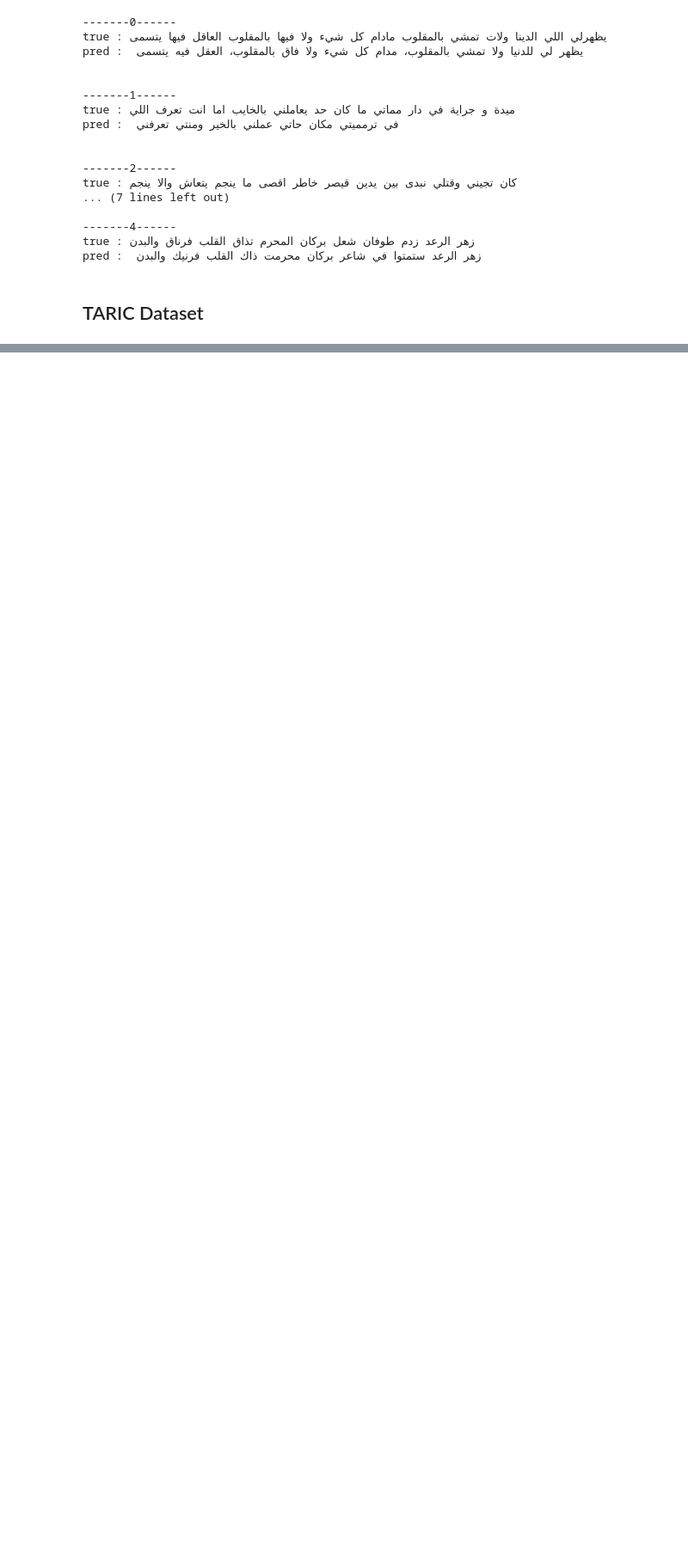
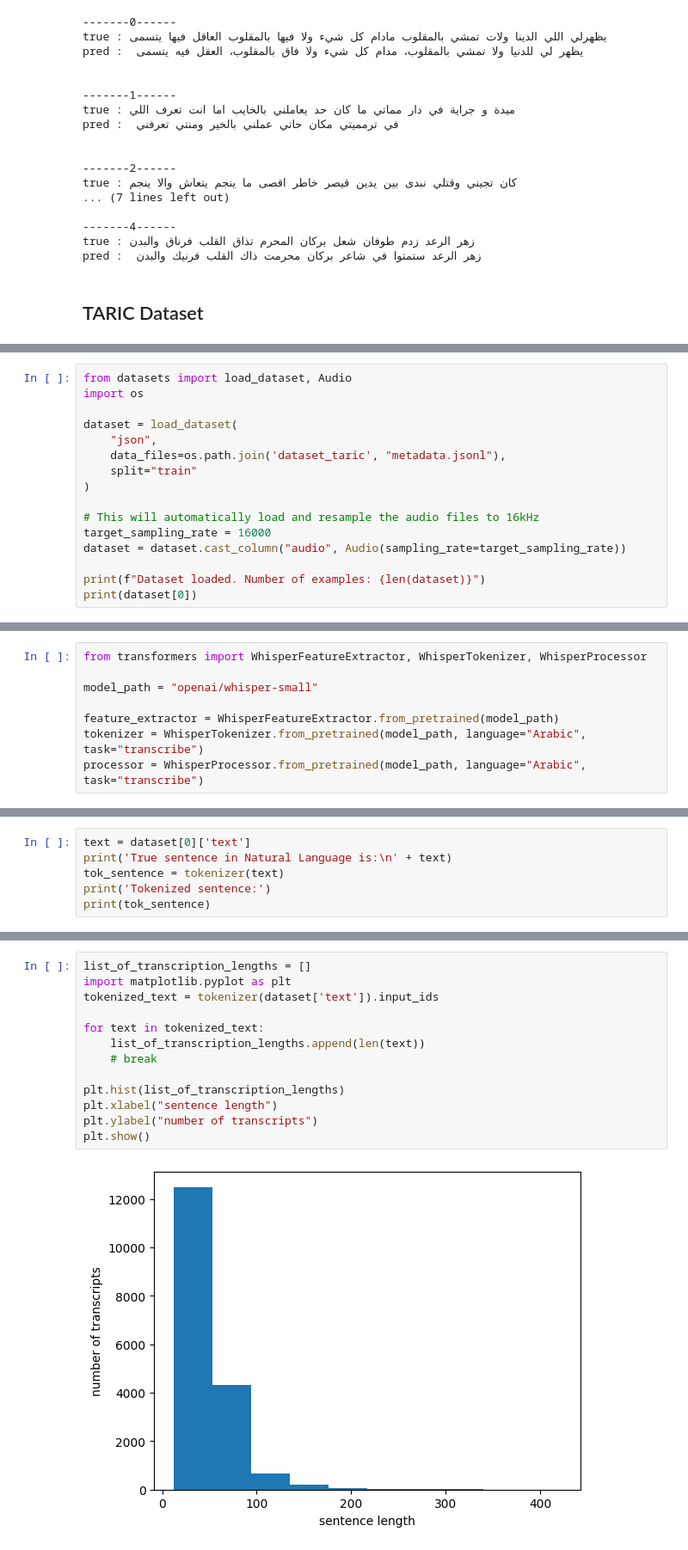
Before and after one commit to cyrineanene/ASR-on-Tunisian-Dialect, a Jupyter notebook: audio_preprocess.ipynb, the cells around one changed output, grey strips where cells are left out. Shown: that part at 86% size. Saved outputs shown, nothing was run; the diff lists cells and outputs as text; blank space fills up the shorter version.

Commit message:
started preprocessing on taric dataset

```diff
--- a/audio_preprocess.ipynb
+++ b/audio_preprocess.ipynb
@@ -275,0 +324,16 @@ df_taric = pd.read_csv('TARIC_dataset/Train_TARIC_SLU.csv')
+# %%
+from datasets import load_dataset, Audio
+import os
+
+dataset = load_dataset(
+    "json",
+    data_files=os.path.join('dataset_taric', "metadata.jsonl"),
+    split="train"
+)
+
+# This will automatically load and resample the audio files to 16kHz
+target_sampling_rate = 16000
+dataset = dataset.cast_column("audio", Audio(sampling_rate=target_sampling_rate))
+
+print(f"Dataset loaded. Number of examples: {len(dataset)}")
+print(dataset[0])
@@ -275,0 +344,8 @@ df_taric = pd.read_csv('TARIC_dataset/Train_TARIC_SLU.csv')
+# %%
+from transformers import WhisperFeatureExtractor, WhisperTokenizer, WhisperProcessor
+
+model_path = "openai/whisper-small"
+
+feature_extractor = WhisperFeatureExtractor.from_pretrained(model_path)
+tokenizer = WhisperTokenizer.from_pretrained(model_path, language="Arabic", task="transcribe")
+processor = WhisperProcessor.from_pretrained(model_path, language="Arabic", task="transcribe")
@@ -275,0 +355,6 @@ df_taric = pd.read_csv('TARIC_dataset/Train_TARIC_SLU.csv')
+# %%
+text = dataset[0]['text']
+print('True sentence in Natural Language is:\n' + text)
+tok_sentence = tokenizer(text)
+print('Tokenized sentence:')
+print(tok_sentence)
@@ -275,0 +366,15 @@ df_taric = pd.read_csv('TARIC_dataset/Train_TARIC_SLU.csv')
+# %%
+list_of_transcription_lengths = []
+import matplotlib.pyplot as plt
+tokenized_text = tokenizer(dataset['text']).input_ids
+
+for text in tokenized_text:
+    list_of_transcription_lengths.append(len(text))
+    # break
+
+plt.hist(list_of_transcription_lengths)
+plt.xlabel("sentence length")
+plt.ylabel("number of transcripts")
+plt.show()
+# %% [output]
+[figure, added]
```
Also changed, not shown: parts of 12 cells of this notebook, 2 other files.
